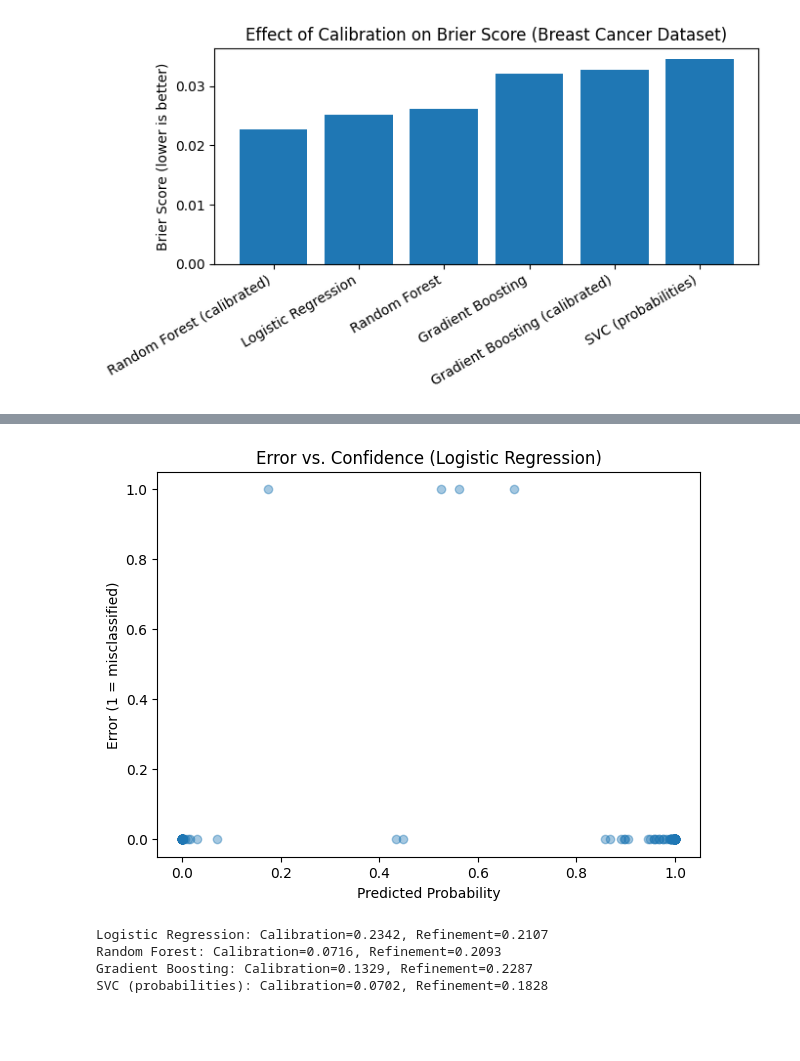
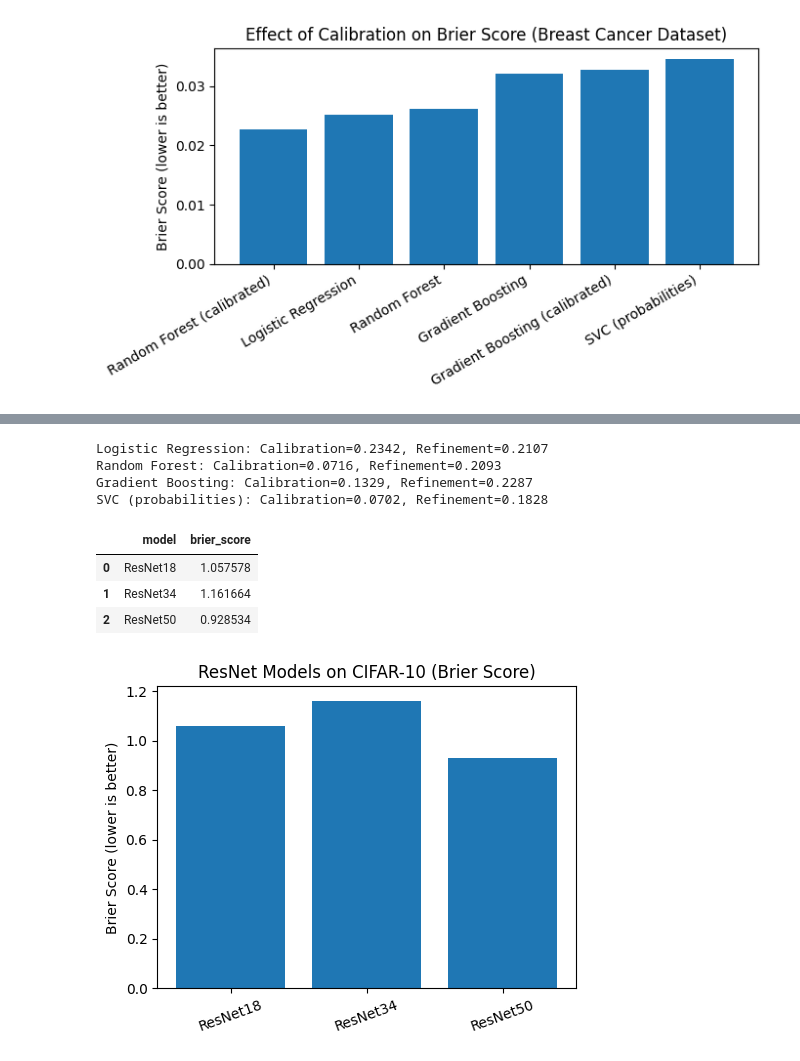
Before and after one commit to osmanovic-lejla/a4s-accuracy-metric, a Jupyter notebook: notebooks/brier_score_breast_cancer.ipynb, the cells around one changed output, grey strips where cells are left out. Drawn from its saved outputs; the diff is of its cells as text; code cells hidden in the pictures; blank space fills up the shorter version.

```diff
--- a/notebooks/brier_score_breast_cancer.ipynb
+++ b/notebooks/brier_score_breast_cancer.ipynb
@@ -249,16 +142,3 @@ plt.show()
-# %%
-plt.figure(figsize=(7,5))
-
-probs = models["Logistic Regression"].predict_proba(X_test)[:,1]
-errors = (models["Logistic Regression"].predict(X_test) != y_test).astype(int)
-
-plt.scatter(probs, errors, alpha=0.4)
-plt.xlabel("Predicted Probability")
-plt.ylabel("Error (1 = misclassified)")
-plt.title("Error vs. Confidence (Logistic Regression)")
-plt.show()
-# %% [output]
-[figure, removed]
 # %%
 from sklearn.calibration import calibration_curve
 
@@ -284,3 +164,24 @@ Logistic Regression: Calibration=0.2342, Refinement=0.2107
 Random Forest: Calibration=0.0716, Refinement=0.2093
 Gradient Boosting: Calibration=0.1329, Refinement=0.2287
 SVC (probabilities): Calibration=0.0702, Refinement=0.1828
+# %%
+import pandas as pd
+import matplotlib.pyplot as plt
+
+df_cifar = pd.read_csv("../tests/data/measures/brier_score_cifar_resnets.csv")
+df_cifar
+# %% [output]
+|  | model | brier_score |
+| 0 | ResNet18 | 1.057578 |
+| 1 | ResNet34 | 1.161664 |
+| 2 | ResNet50 | 0.928534 |
+# %%
+plt.figure(figsize=(5, 4))
+plt.bar(df_cifar["model"], df_cifar["brier_score"])
+plt.ylabel("Brier Score (lower is better)")
+plt.title("ResNet Models on CIFAR-10 (Brier Score)")
+plt.xticks(rotation=20)
+plt.tight_layout()
+plt.show()
+# %% [output]
+[figure, added]
```
Also changed, not shown: parts of 8 cells of this notebook.
